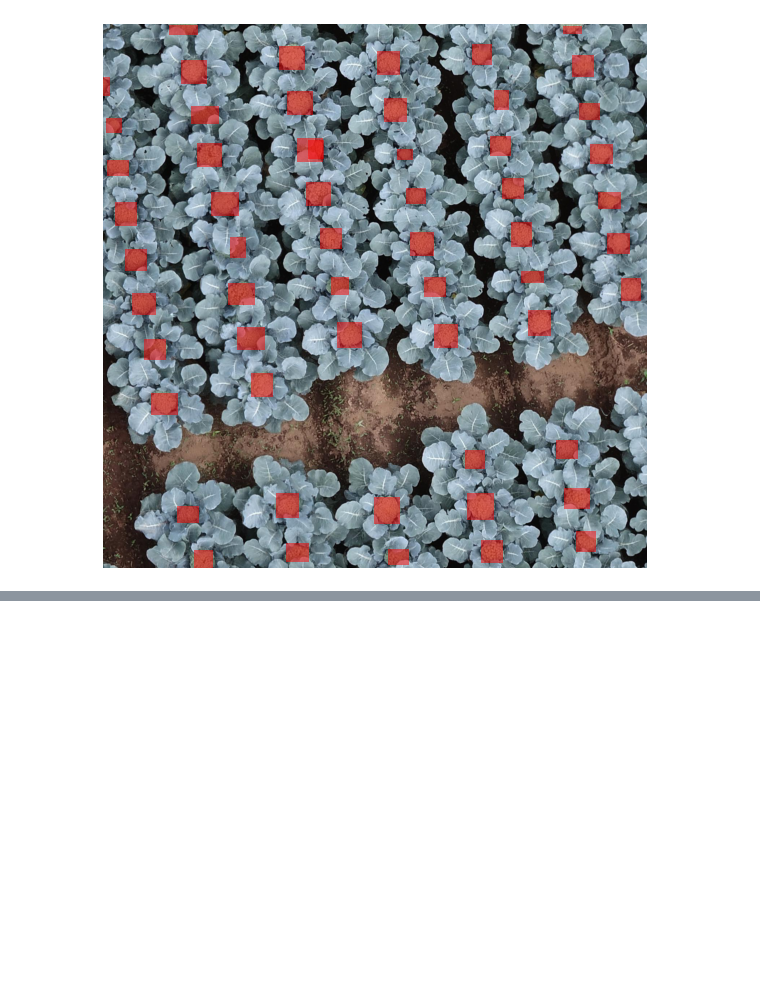
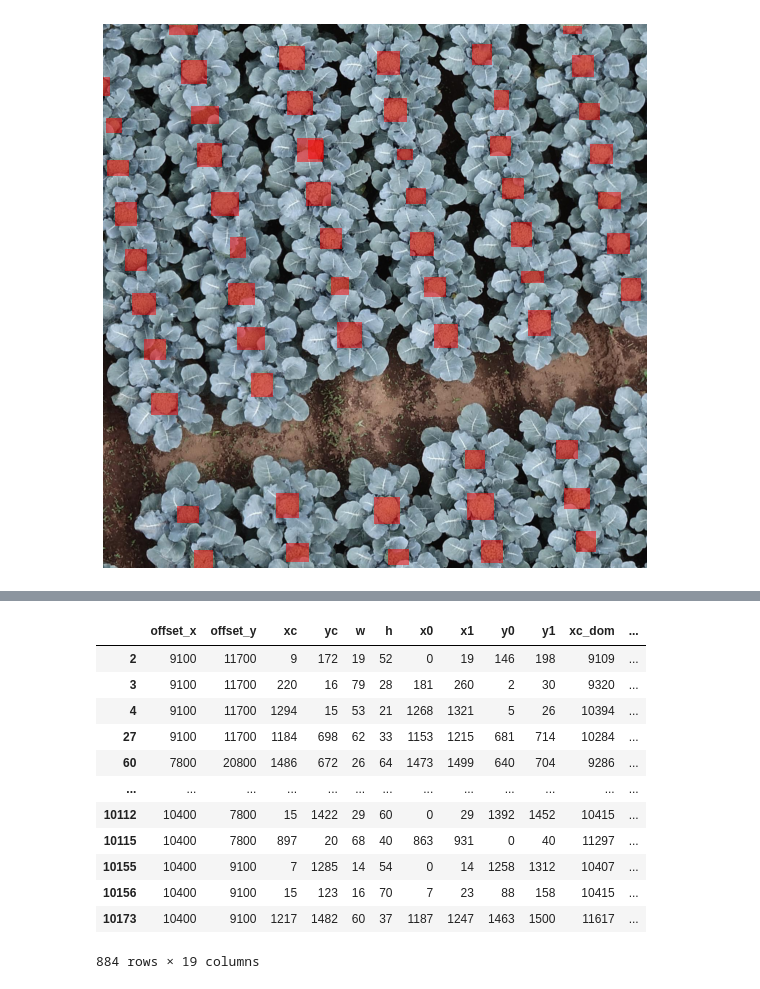
Before and after one commit to UTokyo-FieldPhenomics-Lab/UAVbroccoli, a Jupyter notebook: 01_slice/03_dom_label_load_init.ipynb, the cells around one changed output, grey strips where cells are left out. Cells and saved outputs as stored; diff of their text form; code cells hidden in the pictures; blank space fills up the shorter version.

```diff
--- a/01_slice/03_dom_label2raw.ipynb
+++ b/01_slice/03_dom_label_load_init.ipynb
@@ -179,0 +329,3 @@ plt.show()
+# %%
+rm_id = (bbox.wh_ratio_div > 0.5) & (bbox.area < bbox.w.mean() * bbox.h.mean()) & close_dis
+rm_id
@@ -179,0 +345,17 @@ plt.show()
+# %%
+rm_bbox = bbox[rm_id]
+rm_bbox
+# %% [output]
+|  | offset_x | offset_y | xc | yc | w | h | x0 | x1 | y0 | y1 | xc_dom | ... |
+| 2 | 9100 | 11700 | 9 | 172 | 19 | 52 | 0 | 19 | 146 | 198 | 9109 | ... |
+| 3 | 9100 | 11700 | 220 | 16 | 79 | 28 | 181 | 260 | 2 | 30 | 9320 | ... |
+| 4 | 9100 | 11700 | 1294 | 15 | 53 | 21 | 1268 | 1321 | 5 | 26 | 10394 | ... |
+| 27 | 9100 | 11700 | 1184 | 698 | 62 | 33 | 1153 | 1215 | 681 | 714 | 10284 | ... |
+| 60 | 7800 | 20800 | 1486 | 672 | 26 | 64 | 1473 | 1499 | 640 | 704 | 9286 | ... |
+| ... | ... | ... | ... | ... | ... | ... | ... | ... | ... | ... | ... | ... |
+| 10112 | 10400 | 7800 | 15 | 1422 | 29 | 60 | 0 | 29 | 1392 | 1452 | 10415 | ... |
+| 10115 | 10400 | 7800 | 897 | 20 | 68 | 40 | 863 | 931 | 0 | 40 | 11297 | ... |
+| 10155 | 10400 | 9100 | 7 | 1285 | 14 | 54 | 0 | 14 | 1258 | 1312 | 10407 | ... |
+| 10156 | 10400 | 9100 | 15 | 123 | 16 | 70 | 7 | 23 | 88 | 158 | 10415 | ... |
+| 10173 | 10400 | 9100 | 1217 | 1482 | 60 | 37 | 1187 | 1247 | 1463 | 1500 | 11617 | ... |
+884 rows × 19 columns
```
Also changed, not shown: parts of 19 cells of this notebook, 5 other files.
